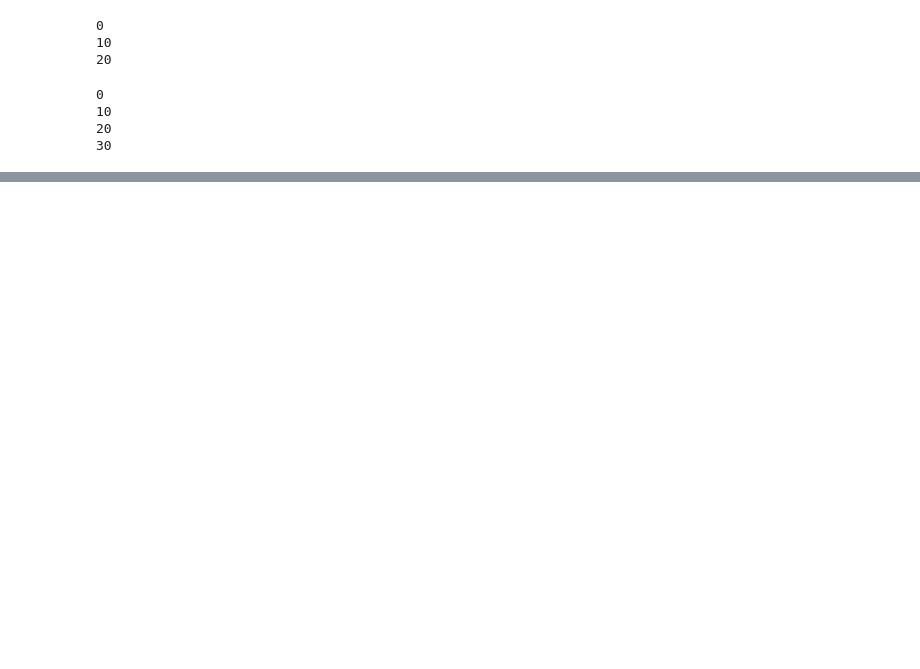
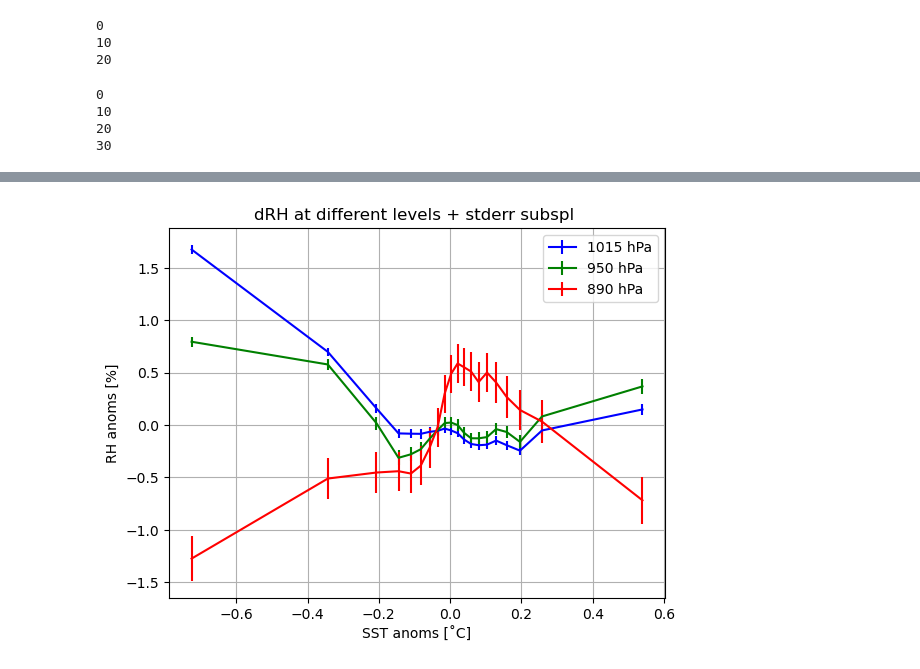
Before and after one commit to meteorologopazzo/thesis_material, a Jupyter notebook: EURECA_scripts/QVAPOR_day.ipynb, the cells around one changed output, grey strips where cells are left out. Cells and saved outputs as stored; diff of their text form; code cells hidden in the pictures; blank space fills up the shorter version.

```diff
--- a/EURECA_scripts/QVAPOR_day.ipynb
+++ b/EURECA_scripts/QVAPOR_day.ipynb
@@ -642,0 +551,21 @@ else:
+# %%
+plt.errorbar(pdist_dsst, pdist_drh[0,:], yerr=pstderr_drh[0,:], xerr=None,\
+             label='1015 hPa', ecolor='b', linestyle='-', color='b')
+
+plt.errorbar(pdist_dsst, pdist_drh[8,:], yerr=pstderr_drh[8,:], xerr=None,\
+             label='950 hPa', ecolor='g', linestyle='-', color='g')
+
+plt.errorbar(pdist_dsst, pdist_drh[11,:], yerr=pstderr_drh[11,:], xerr=None,\
+             label='890 hPa', ecolor='r', linestyle='-', color='r')
+
+
+plt.grid()
+plt.legend()
+
+plt.ylabel('RH anoms [%]')
+plt.xlabel('SST anoms [˚C]')
+plt.title('dRH at different levels + stderr subspl ')
+
+# plt.savefig('/venus/tesi_ale/img_EU/RH/daily/FEB/dRH_levels.png')
+# %% [output]
+[figure, added]
```
Also changed, not shown: parts of 33 cells of this notebook, 4 other files.
